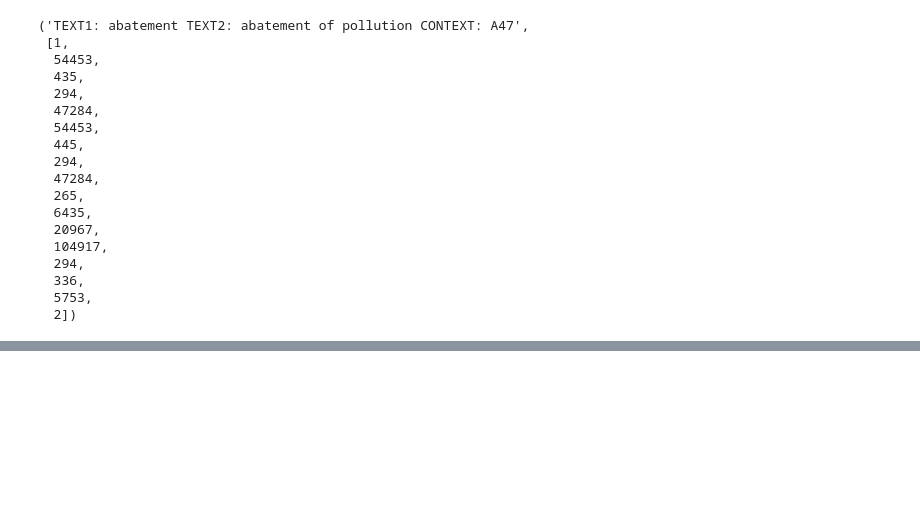
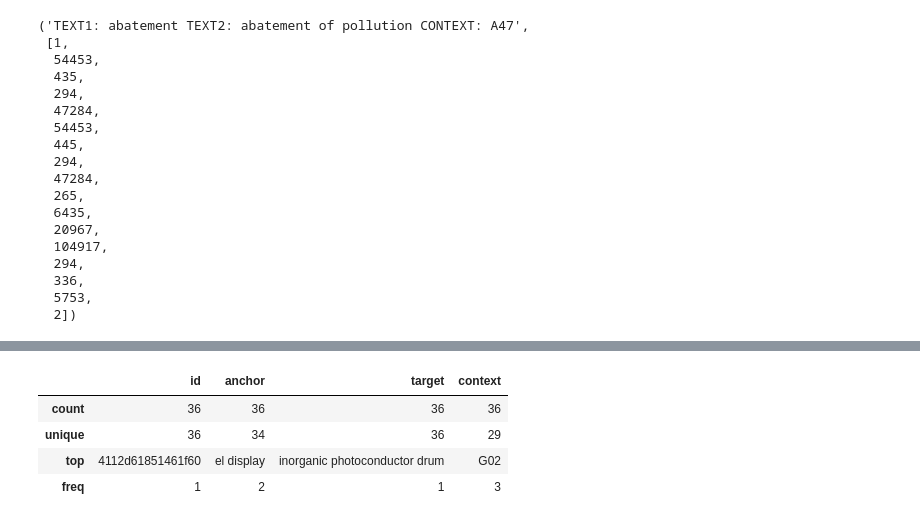
Before and after one commit to frank-895/machine_learning_journey, a Jupyter notebook: NLP_classification/NLP_phrase_to_phrase_matching.ipynb, the cells around one changed output, grey strips where cells are left out. Drawn from its saved outputs; the diff is of its cells as text; code cells hidden in the pictures; blank space fills up the shorter version.

```diff
--- a/NLP_classification/NLP_phrase_to_phrase_matching.ipynb
+++ b/NLP_classification/NLP_phrase_to_phrase_matching.ipynb
@@ -199,0 +244,10 @@ tok_ds[0]['input'], tok_ds[0]['input_ids']
+# %%
+# NOTE - the test set does not have labels.
+eval_df = pd.read_csv(path/'test.csv')
+eval_df.describe()
+# %% [output]
+|  | id | anchor | target | context |
+| count | 36 | 36 | 36 | 36 |
+| unique | 36 | 34 | 36 | 29 |
+| top | 4112d61851461f60 | el display | inorganic photoconductor drum | G02 |
+| freq | 1 | 2 | 1 | 3 |
```
Also changed, not shown: parts of 14 cells of this notebook.
